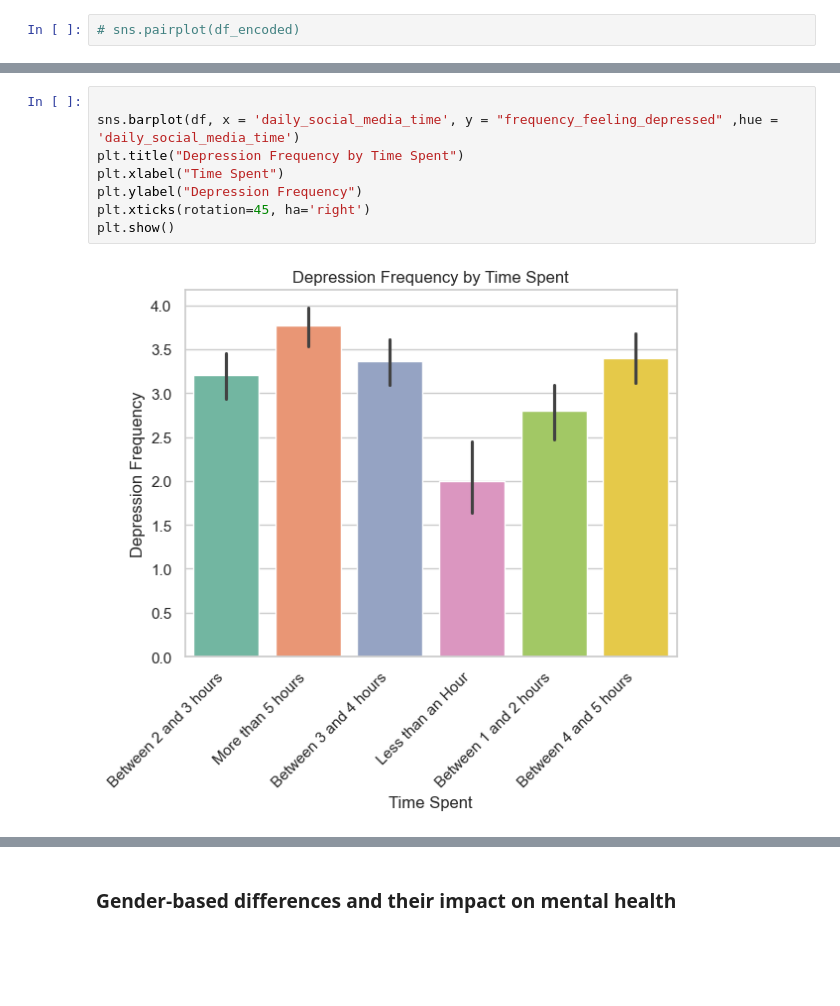
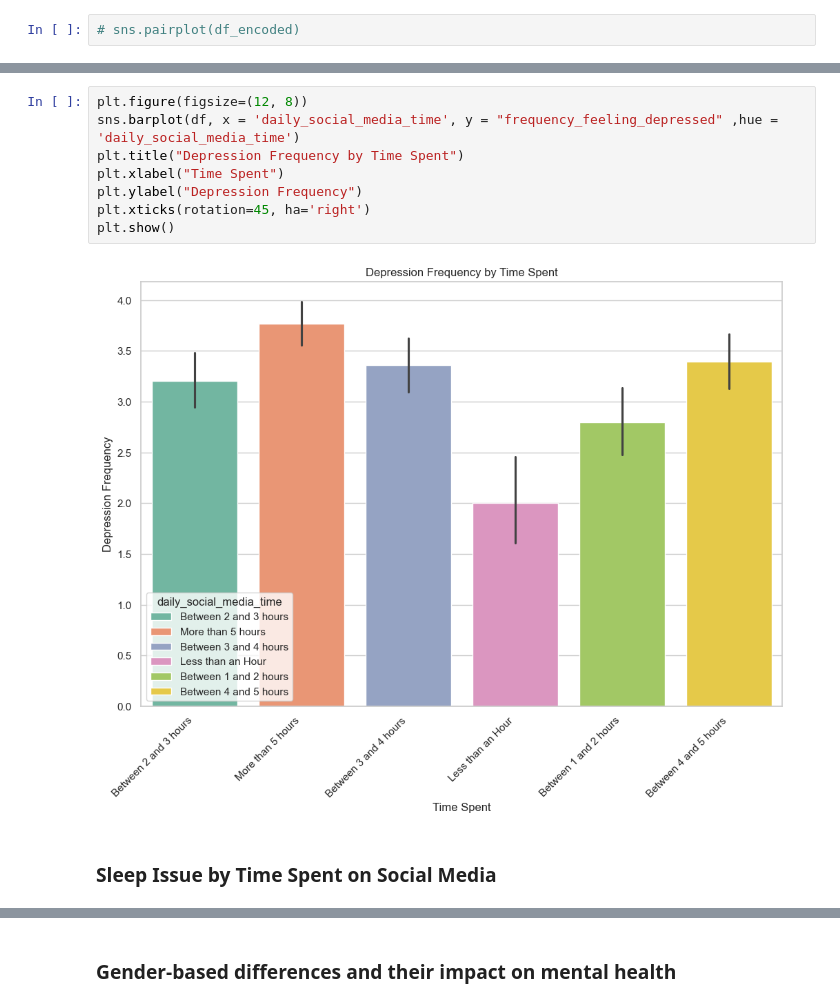
Before and after one commit to nirmal2i43a5/Predicting-Mental-Health-Risk-from-Social-Media-Behavior, a Jupyter notebook: mental_health_analysis.ipynb, the cells around one changed output, grey strips where cells are left out. Cells and saved outputs as stored; diff of their text form; blank space fills up the shorter version.

```diff
--- a/mental_health_analysis.ipynb
+++ b/mental_health_analysis.ipynb
@@ -391,11 +396,13 @@ plt.show()
 # %%
-
+plt.figure(figsize=(12, 8))
 sns.barplot(df, x = 'daily_social_media_time', y = "frequency_feeling_depressed" ,hue = 'daily_social_media_time')
 plt.title("Depression Frequency by Time Spent")
 plt.xlabel("Time Spent")
 plt.ylabel("Depression Frequency")
 plt.xticks(rotation=45, ha='right')
 plt.show()
 # %% [output]
-[figure, old version]
+[figure, new version]
+# %% [markdown]
+### Sleep Issue by Time Spent on Social Media
 # %%
```
Also changed, not shown: parts of 13 cells of this notebook.
